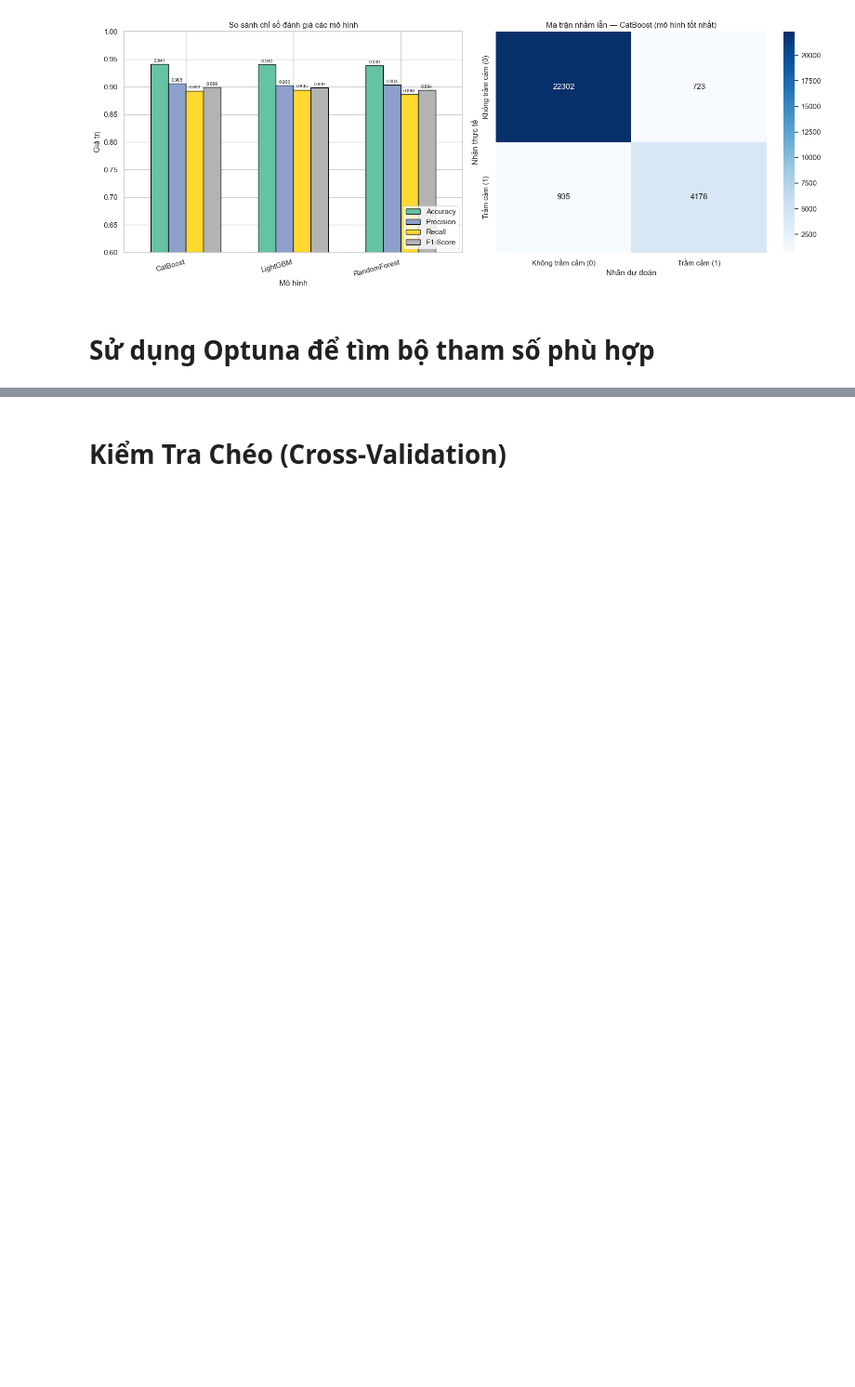
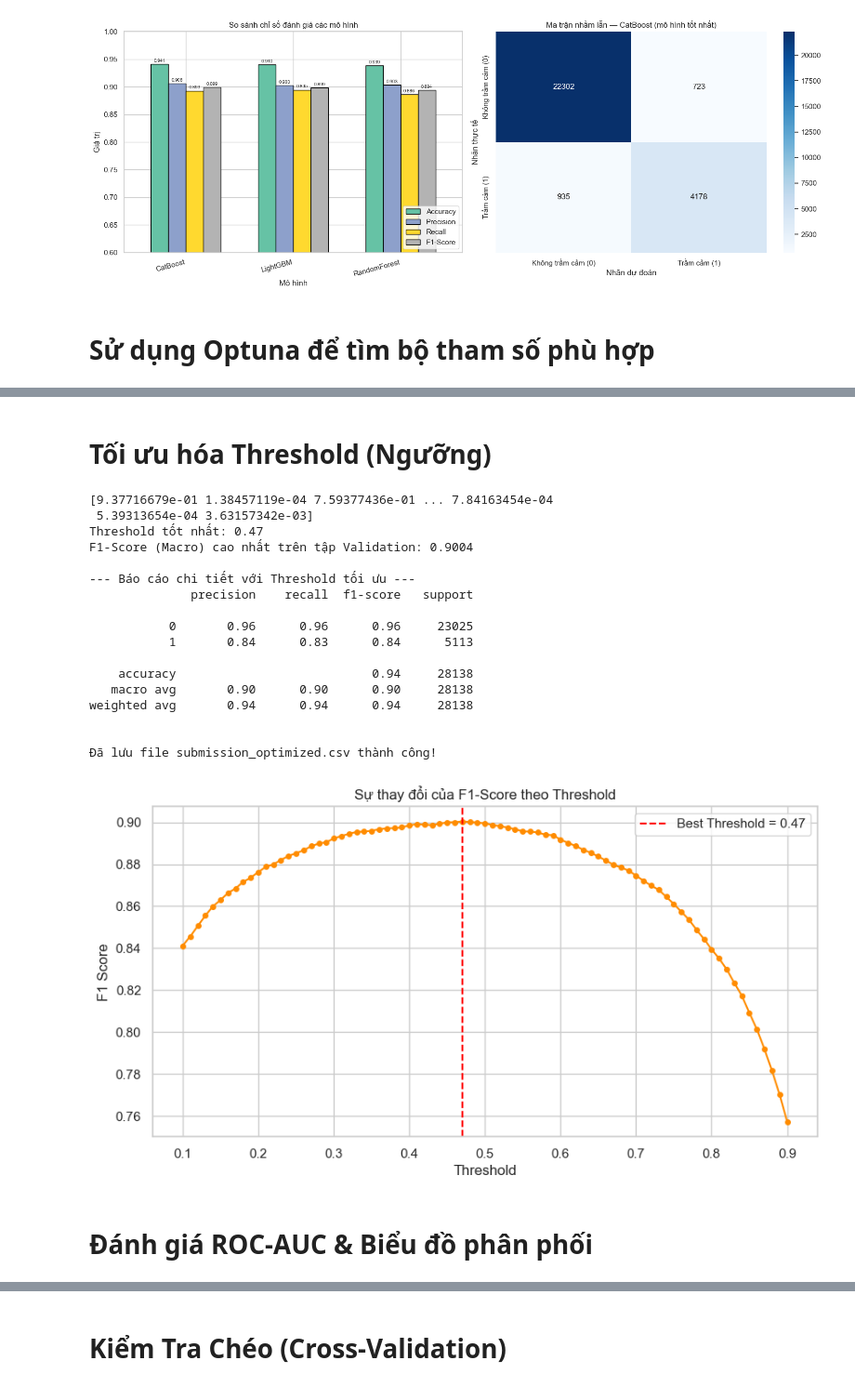
Before and after one commit to vdthcmus123/Exploring-Mental-Health, a Jupyter notebook: notebooks/ptdltm.ipynb, the cells around one changed output, grey strips where cells are left out. Shown at 93% size. Saved outputs shown, nothing was run; the diff lists cells and outputs as text; code cells hidden in the pictures; blank space fills up the shorter version.

```diff
--- a/notebooks/ptdltm.ipynb
+++ b/notebooks/ptdltm.ipynb
@@ -1141 +964,72 @@ KẾT QUẢ MÔ HÌNH SAU TỐI ƯU:
 weighted avg       0.94      0.94      0.94     28138
+# %% [markdown]
+# Tối ưu hóa Threshold (Ngưỡng)
+# %%
+from sklearn.metrics import f1_score, precision_score, recall_score
+# 1. Lấy xác suất dự đoán cho lớp 1 (Trầm cảm) trên tập validation
+y_val_probs = final_model.predict_proba(X_val)[:, 1]
+print(y_val_probs)
+
+# 2. Thử các giá trị threshold từ 0.1 đến 0.9
+thresholds = np.arange(0.1, 0.91, 0.01)
+f1_list = []
+
+for t in thresholds:
+    y_pred_t = (y_val_probs >= t).astype(int)
+    f1_list.append(f1_score(y_val, y_pred_t, average='macro'))
+
+# 3. Tìm threshold có F1-score cao nhất
+best_idx = np.argmax(f1_list)
+best_threshold = thresholds[best_idx]
+best_f1 = f1_list[best_idx]
+
+print(f"Threshold tốt nhất: {best_threshold:.2f}")
+print(f"F1-Score (Macro) cao nhất trên tập Validation: {best_f1:.4f}")
+
+# Classification report với threshold tối ưu
+y_pred = (y_val_probs >= best_threshold).astype(int)
+print("\n--- Báo cáo chi tiết với Threshold tối ưu ---")
+print(classification_report(y_val, y_pred))
+
+# 4. Áp dụng threshold mới để tạo file submission tối ưu
+test_probs = final_model.predict_proba(X_test)[:, 1]
+test_preds_opt = (test_probs >= best_threshold).astype(int)
+
+submission_opt = pd.DataFrame({
+    'id': test_df['id'],
+    'Depression': test_preds_opt
+})
+submission_opt.to_csv('submission_optimized.csv', index=False)
+print("\nĐã lưu file submission_optimized.csv thành công!")
+
+# 5. Trực quan hóa
+plt.figure(figsize=(10, 5))
+plt.plot(thresholds, f1_list, marker='o', linestyle='-', markersize=4, color='darkorange')
+plt.axvline(best_threshold, color='red', linestyle='--', label=f'Best Threshold = {best_threshold:.2f}')
+plt.title('Sự thay đổi của F1-Score theo Threshold')
+plt.xlabel('Threshold')
+plt.ylabel('F1 Score')
+plt.legend()
+plt.grid(True)
+plt.show()
+# %% [output]
+[9.37716679e-01 1.38457119e-04 7.59377436e-01 ... 7.84163454e-04
+ 5.39313654e-04 3.63157342e-03]
+Threshold tốt nhất: 0.47
+F1-Score (Macro) cao nhất trên tập Validation: 0.9004
+
+--- Báo cáo chi tiết với Threshold tối ưu ---
+              precision    recall  f1-score   support
+
+           0       0.96      0.96      0.96     23025
+           1       0.84      0.83      0.84      5113
+
+    accuracy                           0.94     28138
+   macro avg       0.90      0.90      0.90     28138
+weighted avg       0.94      0.94      0.94     28138
+
+
+Đã lưu file submission_optimized.csv thành công!
+[figure, added]
+# %% [markdown]
+# Đánh giá ROC-AUC & Biểu đồ phân phối
```
Also changed, not shown: parts of 21 cells of this notebook.
